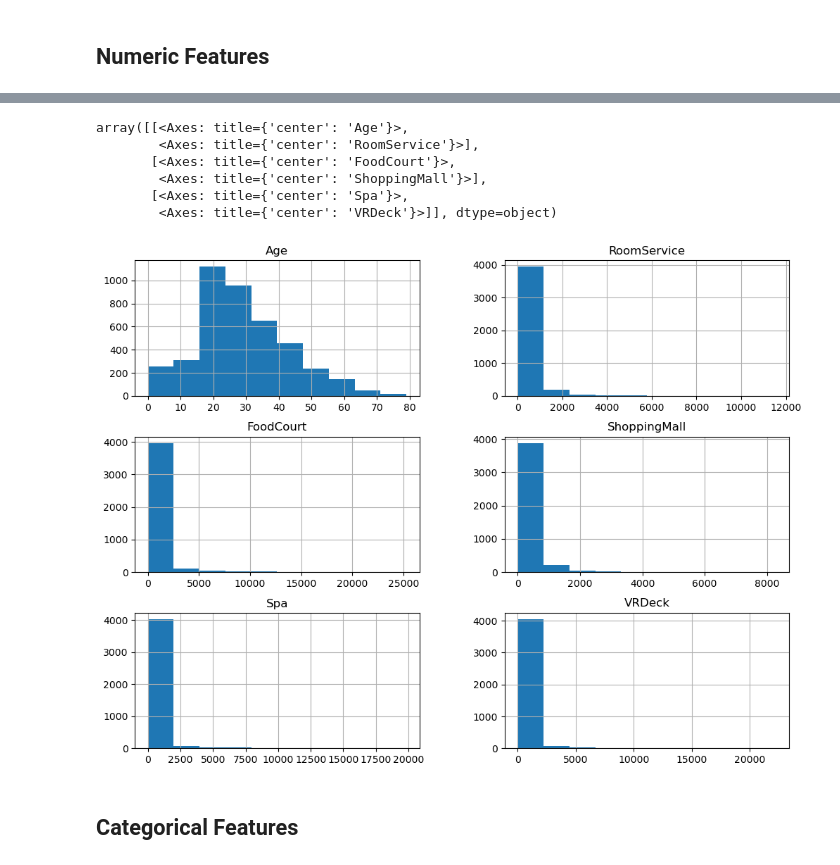
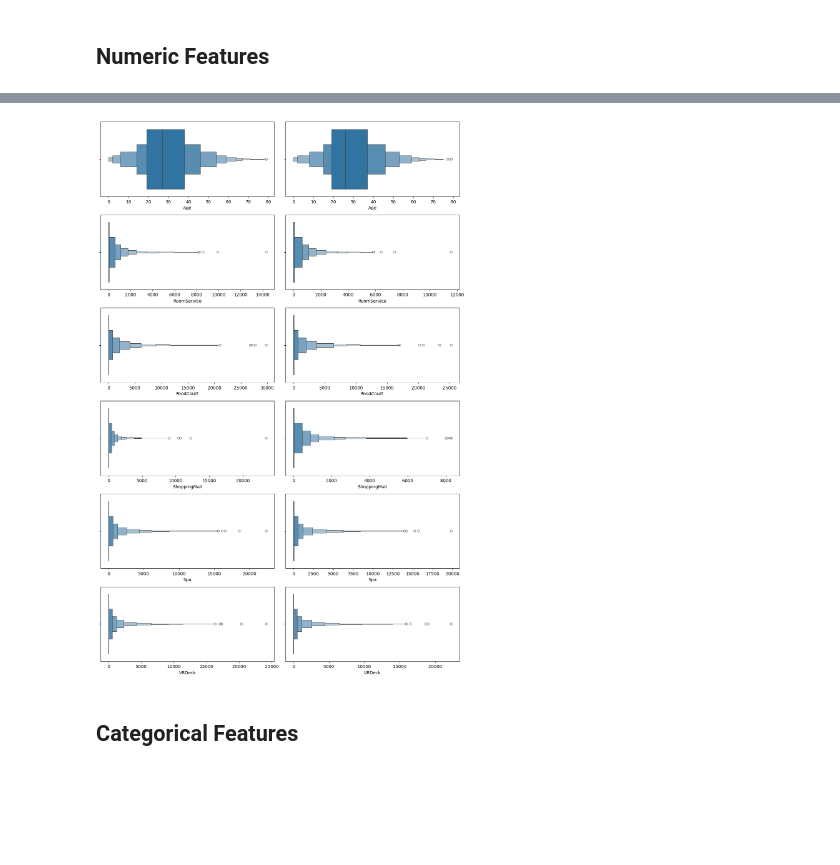
Before and after one commit to Chocomilkteaa/Space-Titanic, a Jupyter notebook: eda.ipynb, the cells around one changed output, grey strips where cells are left out. Drawn from its saved outputs; the diff is of its cells as text; code cells hidden in the pictures; blank space fills up the shorter version.

```diff
--- a/eda.ipynb
+++ b/eda.ipynb
@@ -154,13 +155,13 @@ array([[<Axes: title={'center': 'Age'}>,
-# %%
-test_data.select_dtypes(include='number').hist(figsize=(12, 9))
-# %% [output]
-array([[<Axes: title={'center': 'Age'}>,
-        <Axes: title={'center': 'RoomService'}>],
-       [<Axes: title={'center': 'FoodCourt'}>,
-        <Axes: title={'center': 'ShoppingMall'}>],
-       [<Axes: title={'center': 'Spa'}>,
-        <Axes: title={'center': 'VRDeck'}>]], dtype=object)
-[figure, removed]
+# %%
+fig, ax = plt.subplots(nrows=6, ncols=2, figsize=(12, 18))
+
+for i, f in enumerate(['Age', 'RoomService', 'FoodCourt', 'ShoppingMall', 'Spa', 'VRDeck']):
+    sns.boxenplot(data=train_data, x=f, ax=ax[i, 0])
+    sns.boxenplot(data=test_data, x=f, ax=ax[i, 1])
+
+fig.tight_layout()
+# %% [output]
+[figure, added]
 # %% [markdown]
 ## Categorical Features
 # %%
```
Also changed, not shown: parts of 114 cells of this notebook, 4 other files.
